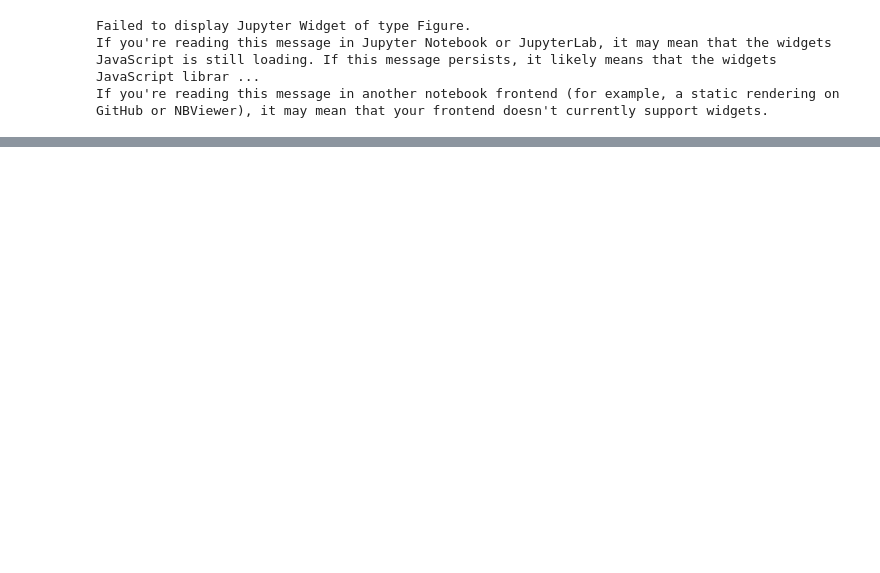
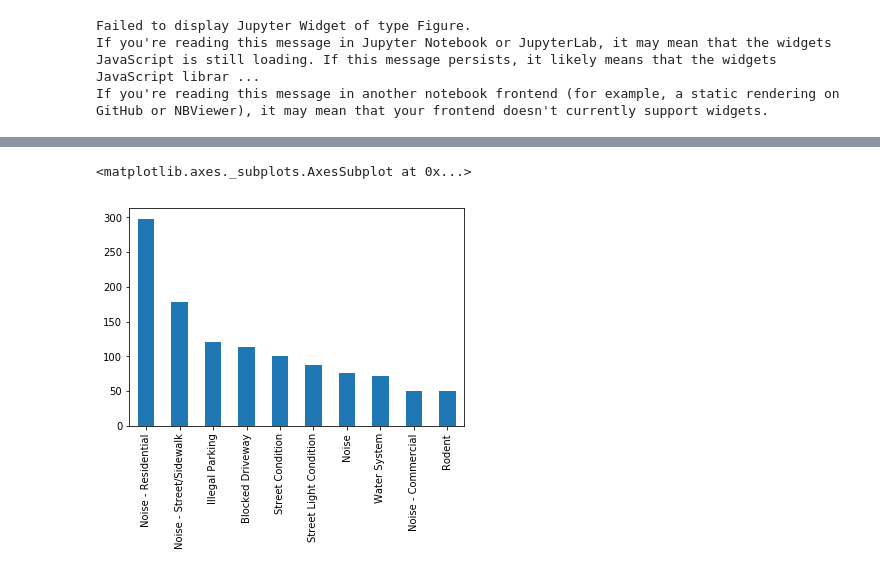
Before and after one commit to arjunrao87/nyc-311-datajam, a Jupyter notebook: nyc-311-datajam-notebook-v0.0.1.ipynb, the cells around one changed output, grey strips where cells are left out. Saved outputs shown, nothing was run; the diff lists cells and outputs as text; code cells hidden in the pictures; blank space fills up the shorter version.

```diff
--- a/nyc-311-datajam-notebook-v0.0.1.ipynb
+++ b/nyc-311-datajam-notebook-v0.0.1.ipynb
@@ -212,0 +234,7 @@ If you're reading this message in another notebook frontend (for example, a stat
+# %%
+v = pd.value_counts(results_df["complaint_type"])
+v = v.nlargest(10)
+v.plot.bar()
+# %% [output]
+<matplotlib.axes._subplots.AxesSubplot at 0x...>
+[figure, added]
```
Also changed, not shown: parts of 14 cells of this notebook.
